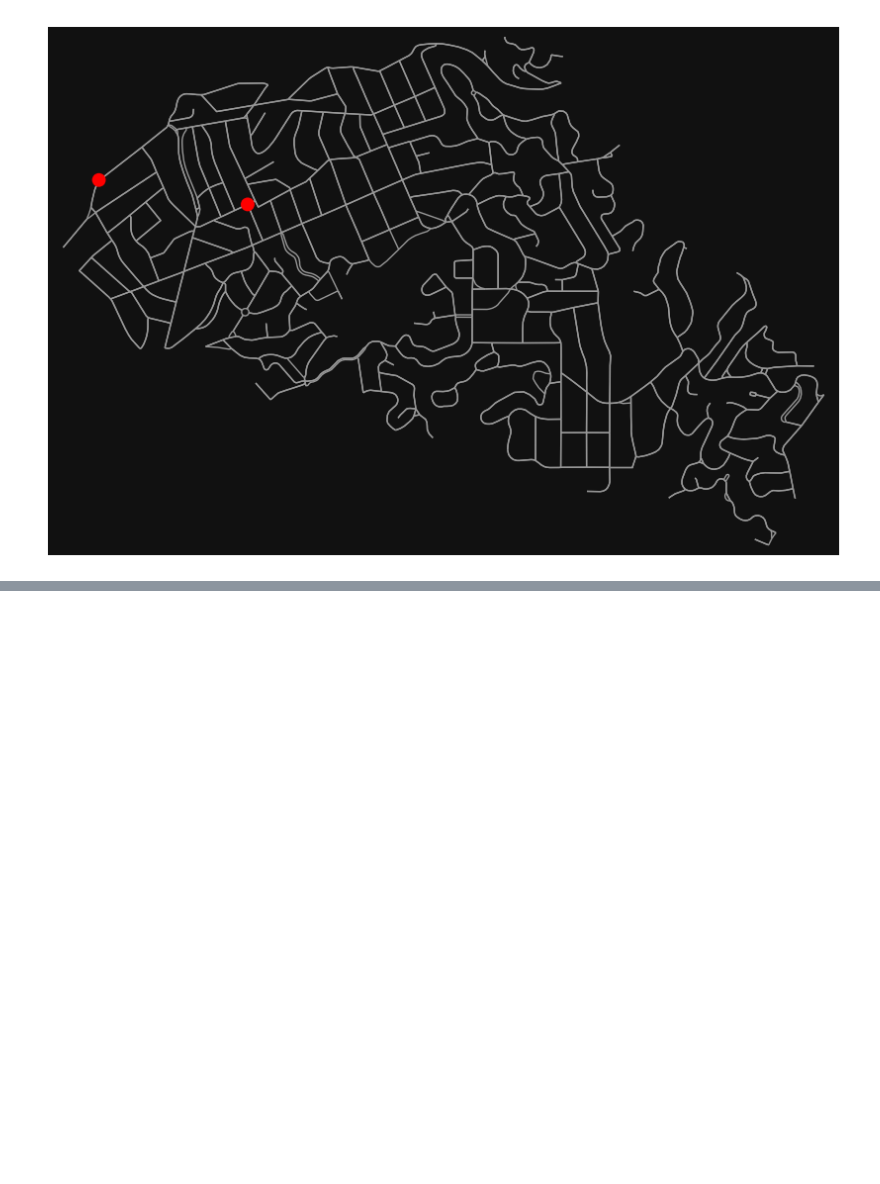
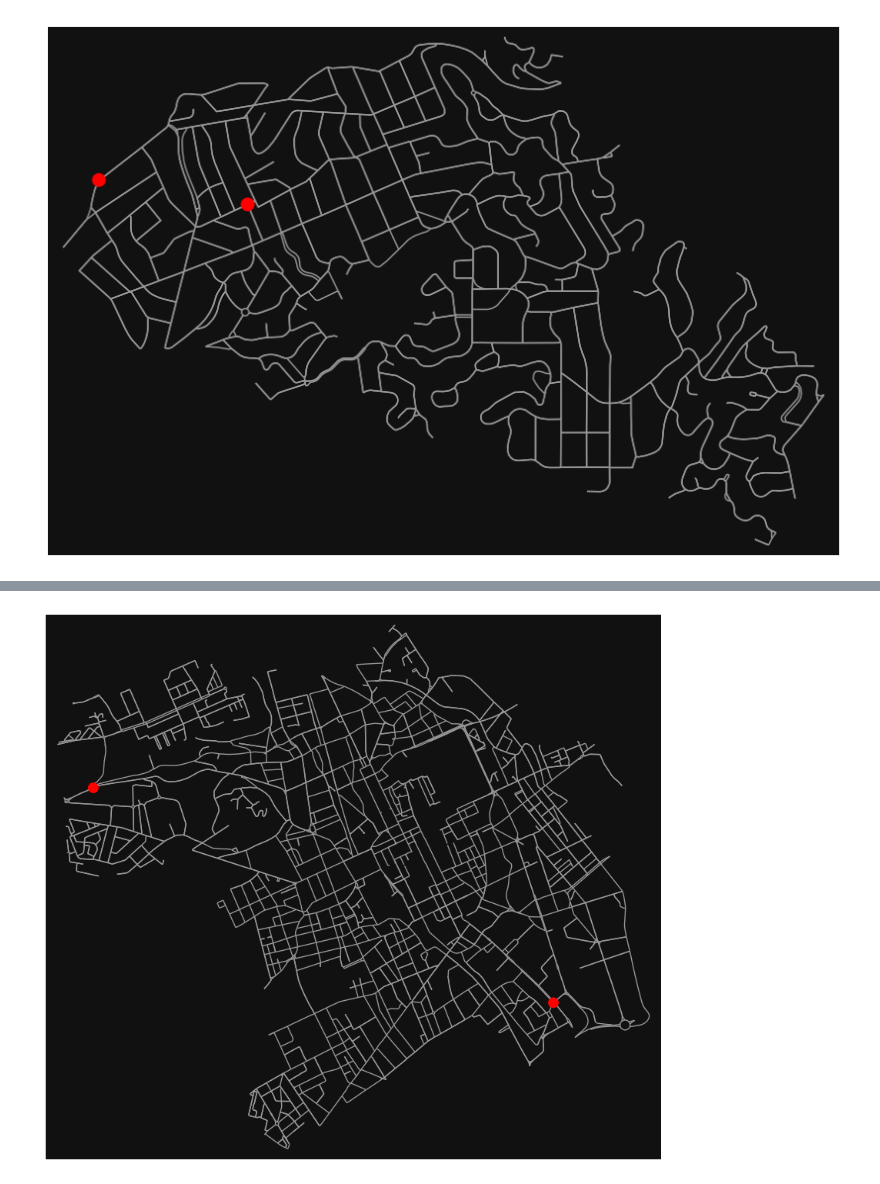
Before and after one commit to titouanlegourrierec/osmnx, a Jupyter notebook: test.ipynb, the cells around one changed output, grey strips where cells are left out. Cells and saved outputs as stored; diff of their text form; code cells hidden in the pictures; blank space fills up the shorter version.

```diff
--- a/test.ipynb
+++ b/test.ipynb
@@ -26,0 +39,6 @@ HTML(anim.to_html5_video())
+# %%
+anim1 = animate_graph_route(G1, route1, route_color="r", route_linewidth=5, node_size=0, route_alpha=1, speed=30)
+
+anim1
+# %% [output]
+[figure, added]
```
Also changed, not shown: parts of 6 cells of this notebook, 1 other file.
